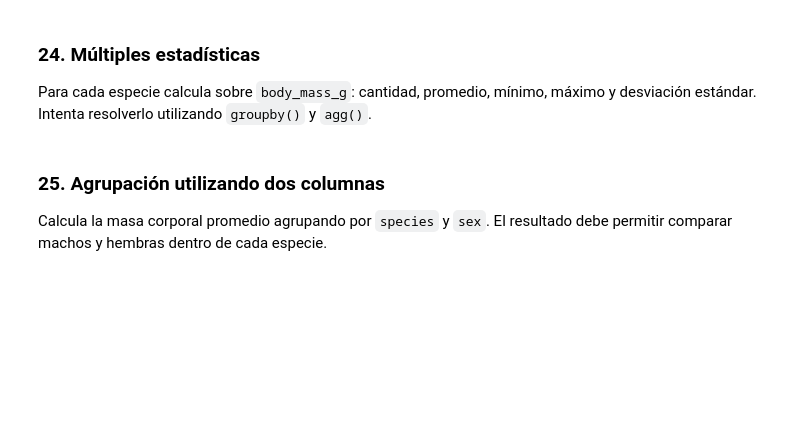
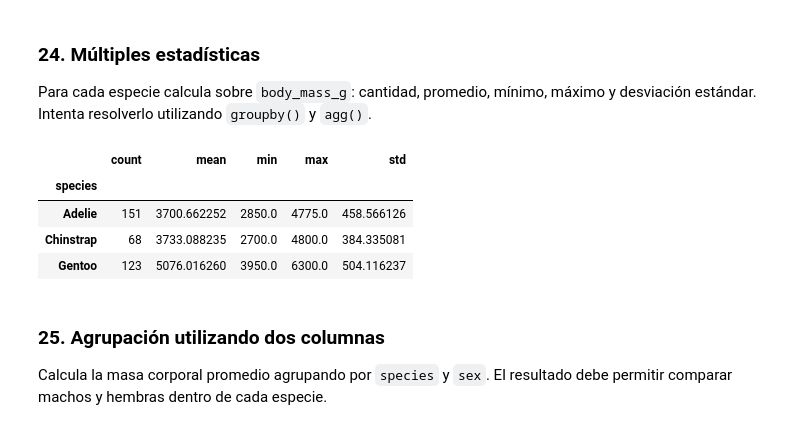
Before and after one commit to JSixma/dataengineer-g1, a Jupyter notebook: fundamentos_pandas/notebooks/09_practica_penguins.ipynb, the cells around one changed output. Drawn from its saved outputs; the diff is of its cells as text; code cells hidden in the pictures; blank space fills up the shorter version.

```diff
--- a/fundamentos_pandas/notebooks/09_practica_penguins.ipynb
+++ b/fundamentos_pandas/notebooks/09_practica_penguins.ipynb
@@ -473,6 +467,13 @@ Calcula la masa corporal promedio (`body_mass_g`) de cada especie. El resultado
 Para cada especie calcula sobre `body_mass_g`: cantidad, promedio, mínimo, máximo y desviación estándar. Intenta resolverlo utilizando `groupby()` y `agg()`.
 # %%
 # Escribe tu solución aquí
+df.groupby("species")["body_mass_g"].agg(["count", "mean", "min", "max", "std"])
+# %% [output]
+|  | count | mean | min | max | std |
+| species |  |  |  |  |  |
+| Adelie | 151 | 3700.662252 | 2850.0 | 4775.0 | 458.566126 |
+| Chinstrap | 68 | 3733.088235 | 2700.0 | 4800.0 | 384.335081 |
+| Gentoo | 123 | 5076.016260 | 3950.0 | 6300.0 | 504.116237 |
 # %% [markdown]
 ### 25. Agrupación utilizando dos columnas
 
```
Also changed, not shown: parts of 11 cells of this notebook, 2 other files.
